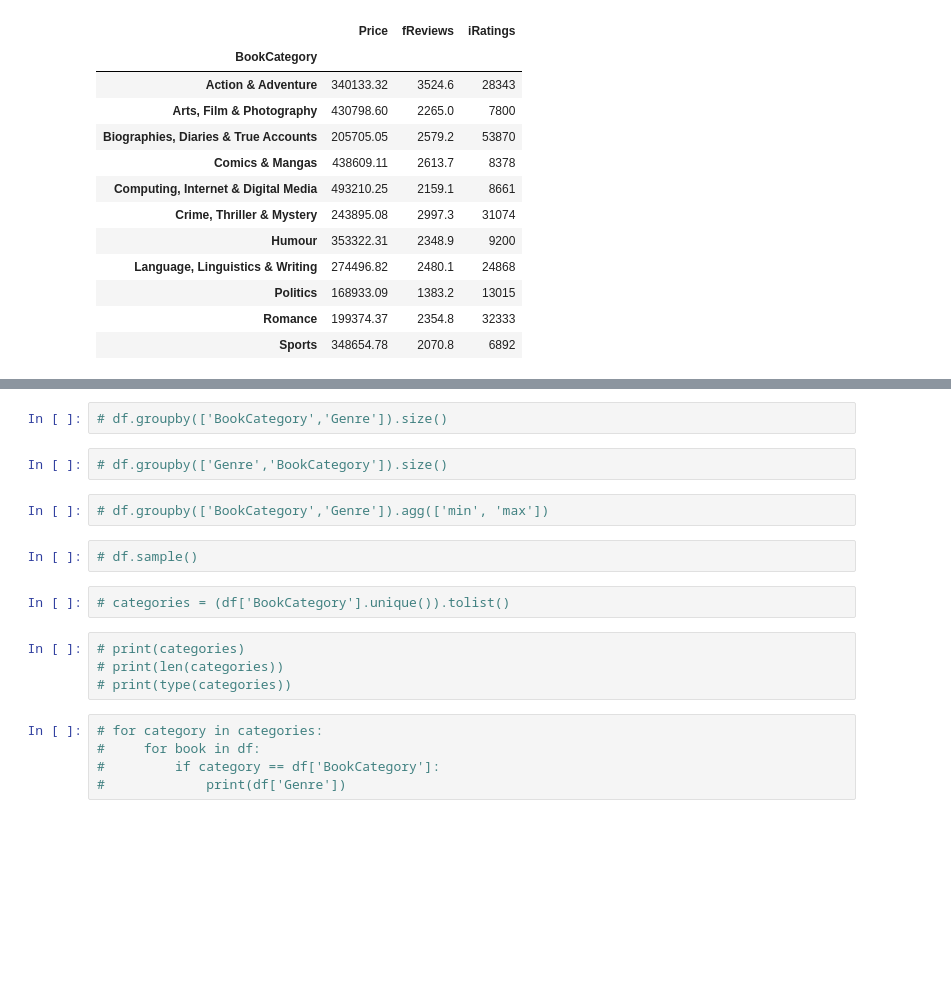
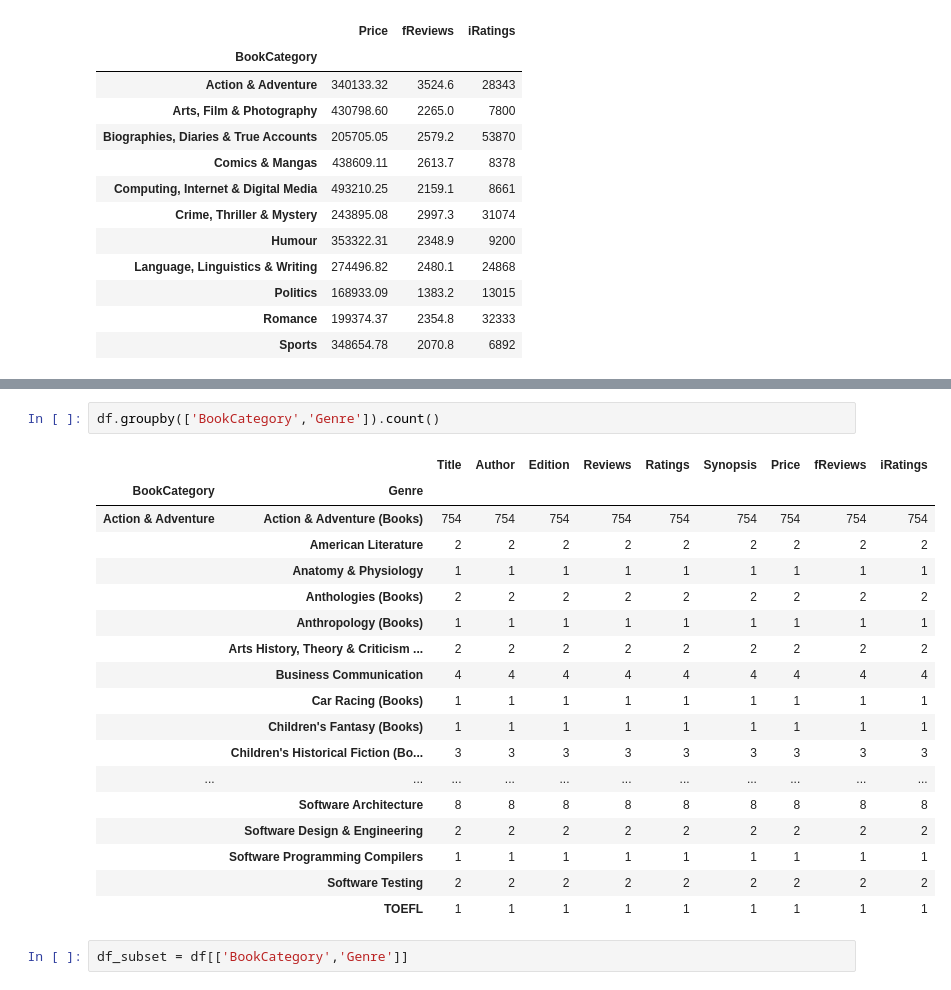
Before and after one commit to AnnikaNoren/post_graduate_project, a Jupyter notebook: Books.ipynb, the cells around one changed output, grey strips where cells are left out. Drawn from its saved outputs; the diff is of its cells as text; blank space fills up the shorter version.

Commit message:
practice groupby skills, more

```diff
--- a/Books.ipynb
+++ b/Books.ipynb
@@ -774,19 +825,23 @@ df.groupby(df.BookCategory).size()
+# %%
+df.groupby(['BookCategory','Genre']).count()
+# %% [output]
+|  |  | Title | Author | Edition | Reviews | Ratings | Synopsis | Price | fReviews | iRatings |
+| BookCategory | Genre |  |  |  |  |  |  |  |  |  |
+| Action & Adventure | Action & Adventure (Books) | 754 | 754 | 754 | 754 | 754 | 754 | 754 | 754 | 754 |
+|  | American Literature | 2 | 2 | 2 | 2 | 2 | 2 | 2 | 2 | 2 |
+|  | Anatomy & Physiology | 1 | 1 | 1 | 1 | 1 | 1 | 1 | 1 | 1 |
+|  | Anthologies (Books) | 2 | 2 | 2 | 2 | 2 | 2 | 2 | 2 | 2 |
+|  | Anthropology (Books) | 1 | 1 | 1 | 1 | 1 | 1 | 1 | 1 | 1 |
+|  | Arts History, Theory & Criticism ... | 2 | 2 | 2 | 2 | 2 | 2 | 2 | 2 | 2 |
+|  | Business Communication | 4 | 4 | 4 | 4 | 4 | 4 | 4 | 4 | 4 |
+|  | Car Racing (Books) | 1 | 1 | 1 | 1 | 1 | 1 | 1 | 1 | 1 |
+|  | Children's Fantasy (Books) | 1 | 1 | 1 | 1 | 1 | 1 | 1 | 1 | 1 |
+|  | Children's Historical Fiction (Bo... | 3 | 3 | 3 | 3 | 3 | 3 | 3 | 3 | 3 |
+| ... | ... | ... | ... | ... | ... | ... | ... | ... | ... | ... |
+|  | Software Architecture | 8 | 8 | 8 | 8 | 8 | 8 | 8 | 8 | 8 |
+|  | Software Design & Engineering | 2 | 2 | 2 | 2 | 2 | 2 | 2 | 2 | 2 |
+|  | Software Programming Compilers | 1 | 1 | 1 | 1 | 1 | 1 | 1 | 1 | 1 |
+|  | Software Testing | 2 | 2 | 2 | 2 | 2 | 2 | 2 | 2 | 2 |
+|  | TOEFL | 1 | 1 | 1 | 1 | 1 | 1 | 1 | 1 | 1 |
 # %%
-# df.groupby(['BookCategory','Genre']).size()
+df_subset = df[['BookCategory','Genre']]
-# %%
-# df.groupby(['Genre','BookCategory']).size()
-# %%
-# df.groupby(['BookCategory','Genre']).agg(['min', 'max'])
-# %%
-# df.sample()
-# %%
-# categories = (df['BookCategory'].unique()).tolist()
-# %%
-# print(categories)
-# print(len(categories))
-# print(type(categories))
-# %%
-# for category in categories:
-#     for book in df:
-#         if category == df['BookCategory']:
-#             print(df['Genre'])
```
Also changed, not shown: parts of 10 cells of this notebook.
